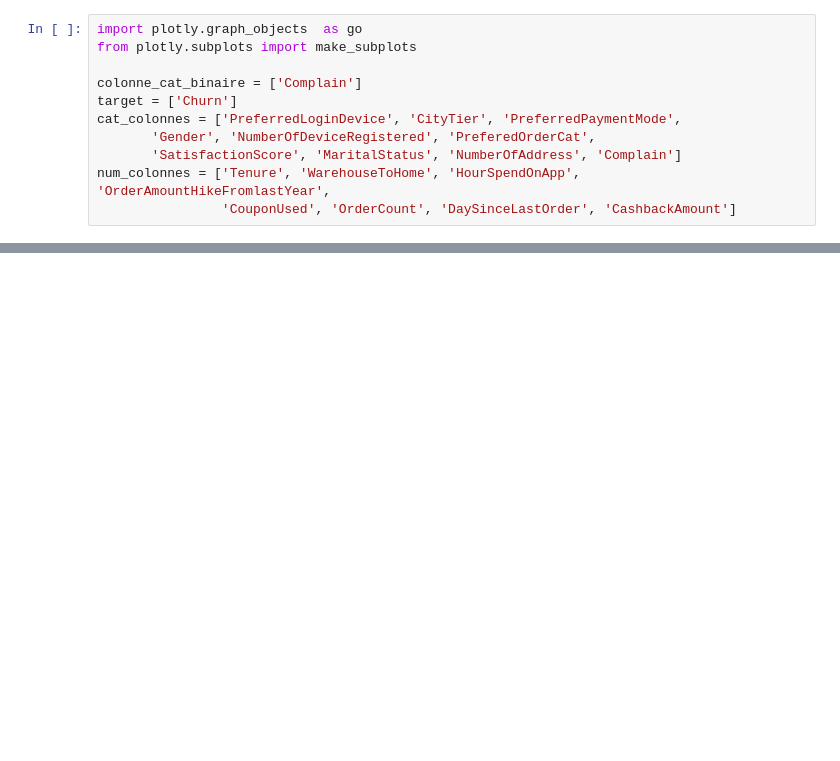
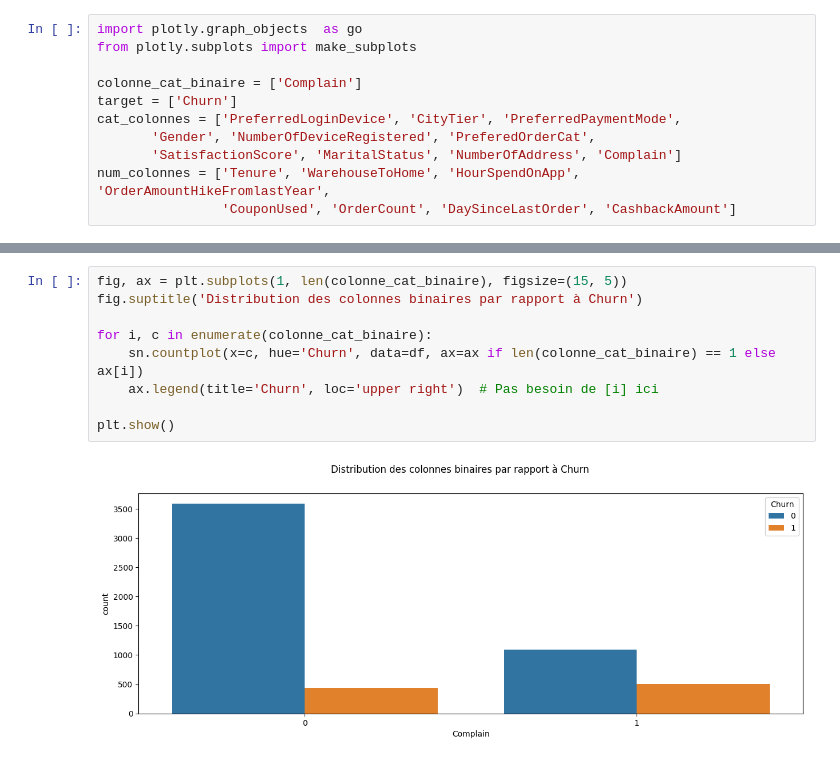
Before and after one commit to k-chanez/Churn-prediction, a Jupyter notebook: churn.ipynb, the cells around one changed output, grey strips where cells are left out. Cells and saved outputs as stored; diff of their text form; blank space fills up the shorter version.

```diff
--- a/churn.ipynb
+++ b/churn.ipynb
@@ -108,0 +128,11 @@ num_colonnes = ['Tenure', 'WarehouseToHome', 'HourSpendOnApp', 'OrderAmountHikeF
+# %%
+fig, ax = plt.subplots(1, len(colonne_cat_binaire), figsize=(15, 5))
+fig.suptitle('Distribution des colonnes binaires par rapport à Churn')
+
+for i, c in enumerate(colonne_cat_binaire):
+    sn.countplot(x=c, hue='Churn', data=df, ax=ax if len(colonne_cat_binaire) == 1 else ax[i])
+    ax.legend(title='Churn', loc='upper right')  # Pas besoin de [i] ici
+
+plt.show()
+# %% [output]
+[figure, added]
```
Also changed, not shown: parts of 5 cells of this notebook.
